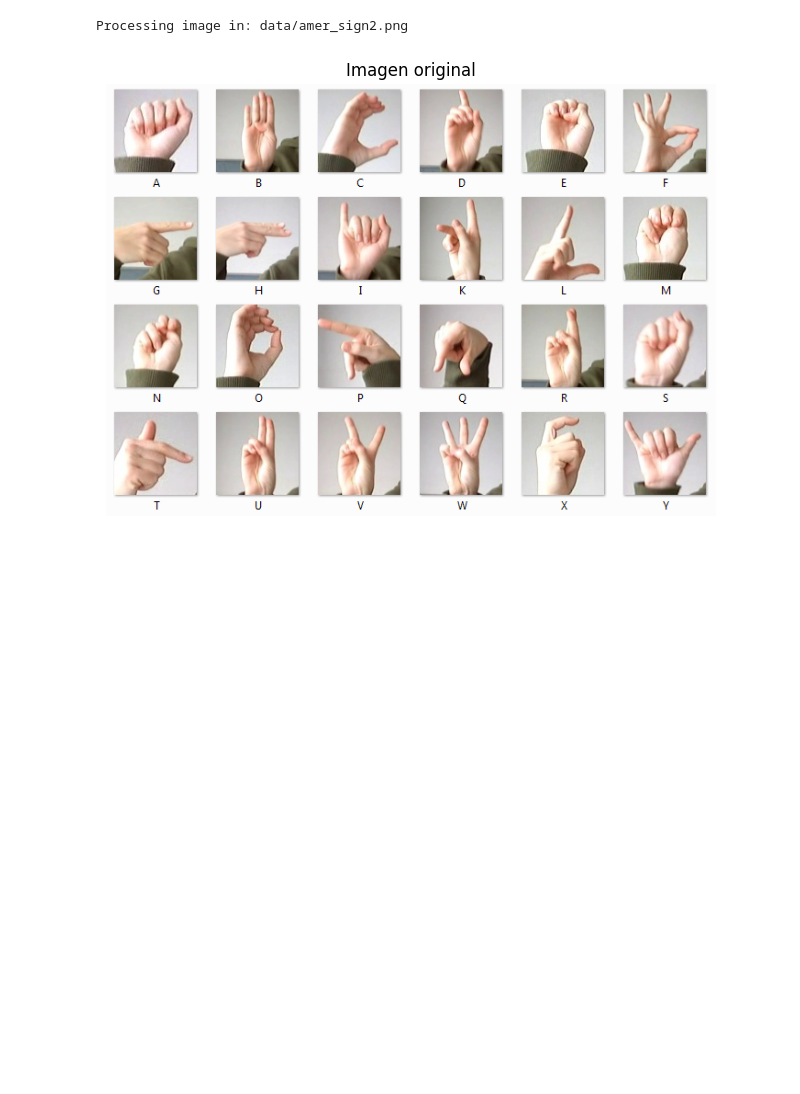
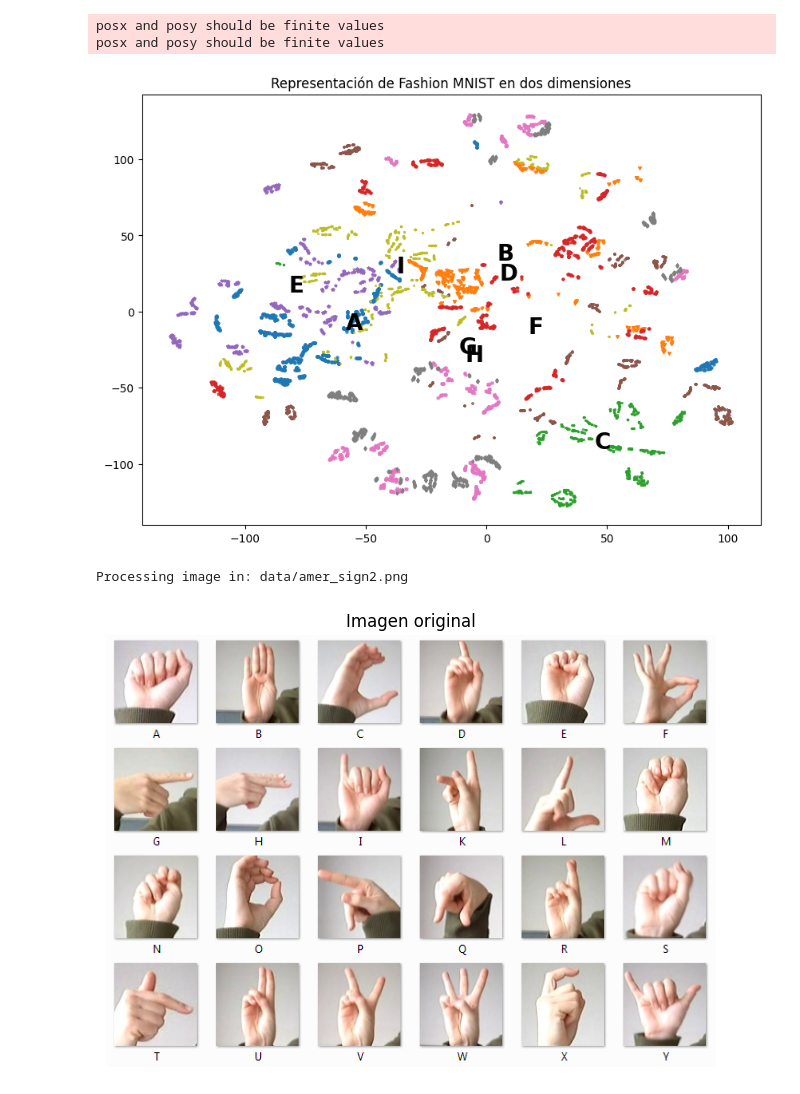
Before and after one commit to damenac/maia-uml, a Jupyter notebook: problemas_practicos/silent_bridges/silent_bridges.ipynb, the cells around one changed output. Drawn from its saved outputs; the diff is of its cells as text; code cells hidden in the pictures; blank space fills up the shorter version.

```diff
--- a/problemas_practicos/silent_bridges/silent_bridges.ipynb
+++ b/problemas_practicos/silent_bridges/silent_bridges.ipynb
@@ -10,0 +12,3 @@ from sklearn.decomposition import PCA
+# %%
+train = pd.read_csv('data/sign_mnist_train.csv', sep=',')
+train.head()
@@ -10,0 +131,3 @@ from sklearn.decomposition import PCA
+# %%
+tsne = TSNE(random_state=0, verbose=1)
+x_tsne = pd.DataFrame(tsne.fit_transform(x_reduced))
@@ -11,3 +152,17 @@ from sklearn.decomposition import PCA
+# %%
+MARKER = ['o', 'v', '1', 'p' ,'*', '+', 'x', 'd', '4', '.']
+plt.figure(figsize=(10, 7))
+plt.title('Representación de Fashion MNIST en dos dimensiones');
+for i in range(10):
+    selections = x_tsne.iloc[y_train[y_train==i].index]
+    plt.scatter(selections[0], selections[1], alpha=0.8, marker=MARKER[i], s=5)
+    x, y = selections.mean(axis=0)
+    plt.text(x, y, str(class_names[i]), fontdict={'weight': 'bold', 'size': 20})
+plt.show()
+# %% [output]
+posx and posy should be finite values
+posx and posy should be finite values
+[figure, added]
 # %%
 class Context:
     '''
```
Also changed, not shown: parts of 11 cells of this notebook.
